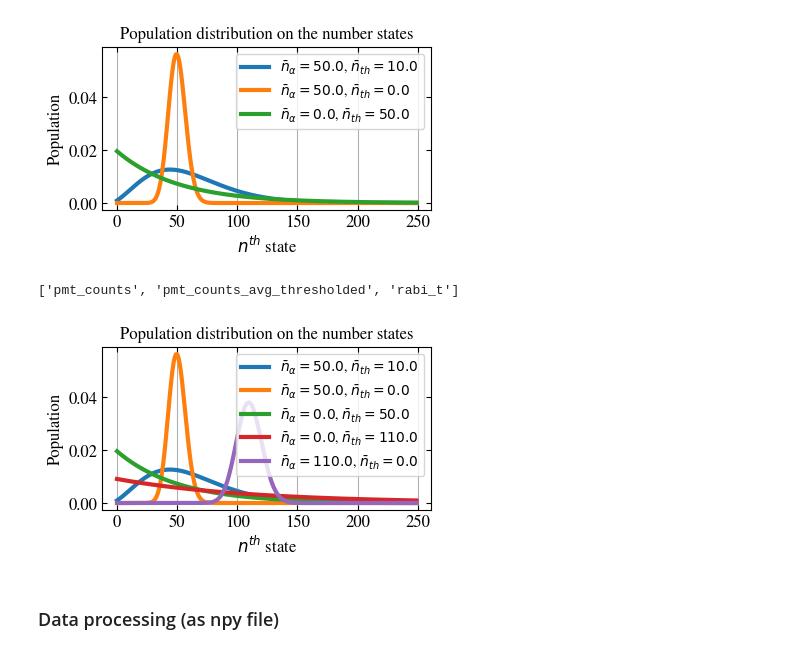
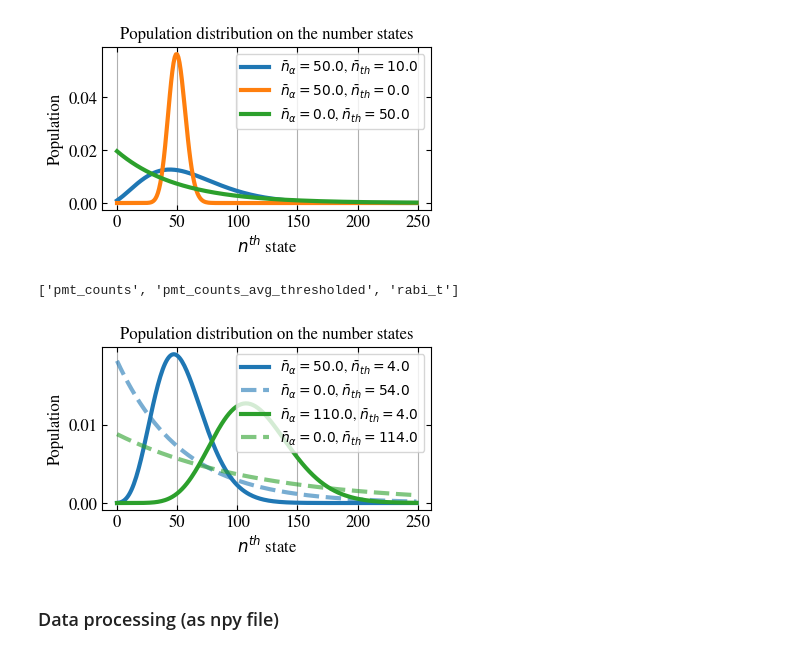
Before and after one commit to HaeffnerLab/Multiplexing, a Jupyter notebook: 24_ions_low_trap_coherence (new)_20250515.ipynb, the cells around one changed output. Saved outputs shown, nothing was run; the diff lists cells and outputs as text; code cells hidden in the pictures.

```diff
--- a/24_ions_low_trap_coherence (new)_20250515.ipynb
+++ b/24_ions_low_trap_coherence (new)_20250515.ipynb
@@ -2334,7 +2334,7 @@ plt.figure(figsize=(4.25, 4.25 / 2))
 rabi = 0.06
 n_ions = 9
 N = 500
-nbar = 10
+nbar = 4
 nalpha = 50
 time = np.linspace(np.min(times), np.max(times), 50)
 def pe_model_optimized(time, rabi_0_fit = rabi, nbar_fit = nbar, ndisplace_fit = complex(0, np.sqrt(nalpha))):
@@ -2366,8 +2366,8 @@ plt.plot(range(len(state_populations_1)), state_populations_1, color='C0', lw =
 rabi = 0.06
 n_ions = 9
 N = 500
-nbar = 0
-nalpha = 50
+nbar = 54
+nalpha = 0
 time = np.linspace(np.min(times), np.max(times), 50)
 def pe_model_optimized(time, rabi_0_fit = rabi, nbar_fit = nbar, ndisplace_fit = complex(0, np.sqrt(nalpha))):
     intensity_distribution = np.array([0.96912696, 0.9844114, 0.99344862, 0.99840835, 1., 0.99840835, 0.99344862, 0.9844114, 0.96912696])
@@ -2393,13 +2393,13 @@ def pe_model_optimized(time, rabi_0_fit = rabi, nbar_fit = nbar, ndisplace_fit =
     return pe_fit / 9, diagonal_elements_all / 9
 D_population_2, state_populations_2 = pe_model_optimized(time)
 state_populations_2 = state_populations_2[:-int(N/2)]
-plt.plot(range(len(state_populations_2)), state_populations_2, color='C1', lw = 3, label=f'$\\bar{{n}}_{{\\alpha}} = {nalpha:.1f}$, $\\bar{{n}}_{{th}} = {nbar:.1f}$')
+plt.plot(range(len(state_populations_2)), state_populations_2, color='C0', lw = 3, linestyle='--', alpha=0.6, label=f'$\\bar{{n}}_{{\\alpha}} = {nalpha:.1f}$, $\\bar{{n}}_{{th}} = {nbar:.1f}$')
 
 rabi = 0.06
 n_ions = 9
 N = 500
-nbar = 50
-nalpha = 0
+nbar = 4
+nalpha = 110
 time = np.linspace(np.min(times), np.max(times), 50)
 def pe_model_optimized(time, rabi_0_fit = rabi, nbar_fit = nbar, ndisplace_fit = complex(0, np.sqrt(nalpha))):
     intensity_distribution = np.array([0.96912696, 0.9844114, 0.99344862, 0.99840835, 1., 0.99840835, 0.99344862, 0.9844114, 0.96912696])
@@ -2430,7 +2430,7 @@ plt.plot(range(len(state_populations_3)), state_populations_3, color='C2', lw =
 rabi = 0.06
 n_ions = 9
 N = 500
-nbar = 110
+nbar = 114
 nalpha = 0
 time = np.linspace(np.min(times), np.max(times), 50)
 def pe_model_optimized(time, rabi_0_fit = rabi, nbar_fit = nbar, ndisplace_fit = complex(0, np.sqrt(nalpha))):
@@ -2443,66 +2443,66 @@ def pe_model_optimized(time, rabi_0_fit = rabi, nbar_fit = nbar, ndisplace_fit =
             eta_squared_laguerre_values = [laguerre(i)(eta**2) for i in range(N)]
             inputstate_fit = displace(N, ndisplace_fit) * thermal_dm(N, nbar_fit) * displace(N, ndisplace_fit).dag()
             diagonal_elements = np.abs(inputstate_fit.full().diagonal())
             diagonal_elements_all += 2 * diagonal_elements
             for i in range(N):
                 pe_fit += 2 * diagonal_elements[i] * np.sin(intensity_distribution[k] * rabi_0_fit * eta_squared_laguerre_values[i] * time)**2
         elif(k == 4):
             eta = 0.23/np.sqrt(n_ions)    # LD parameter
             eta_squared_laguerre_values = [laguerre(i)(eta**2) for i in range(N)]
             inputstate_fit = displace(N, ndisplace_fit) * thermal_dm(N, nbar_fit) * displace(N, ndisplace_fit).dag()
             diagonal_elements = np.abs(inputstate_fit.full().diagonal())
             diagonal_elements_all += diagonal_elements
             for i in range(N):
                 pe_fit += diagonal_elements[i] * np.sin(intensity_distribution[k] * rabi_0_fit * eta_squared_laguerre_values[i] * time)**2
     return pe_fit / 9, diagonal_elements_all / 9
 D_population_3, state_populations_3 = pe_model_optimized(time)
 state_populations_3 = state_populations_3[:-int(N/2)]
-plt.plot(range(len(state_populations_3)), state_populations_3, color='C3', lw = 3, label=f'$\\bar{{n}}_{{\\alpha}} = {nalpha:.1f}$, $\\bar{{n}}_{{th}} = {nbar:.1f}$')
+plt.plot(range(len(state_populations_3)), state_populations_3, color='C2', lw = 3, linestyle='--', alpha=0.6, label=f'$\\bar{{n}}_{{\\alpha}} = {nalpha:.1f}$, $\\bar{{n}}_{{th}} = {nbar:.1f}$')
 
-rabi = 0.06
-n_ions = 9
-N = 500
-nbar = 0
-nalpha = 110
-time = np.linspace(np.min(times), np.max(times), 50)
-def pe_model_optimized(time, rabi_0_fit = rabi, nbar_fit = nbar, ndisplace_fit = complex(0, np.sqrt(nalpha))):
-    intensity_distribution = np.array([0.96912696, 0.9844114, 0.99344862, 0.99840835, 1., 0.99840835, 0.99344862, 0.9844114, 0.96912696])
-    pe_fit = np.zeros_like(time)
-    diagonal_elements_all = np.zeros(N)
-    for k in range(len(intensity_distribution)):
-        if(k < 4):
-            eta = 0.23/np.sqrt(n_ions)    # LD parameter
-            eta_squared_laguerre_values = [laguerre(i)(eta**2) for i in range(N)]
-            inputstate_fit = displace(N, ndisplace_fit) * thermal_dm(N, nbar_fit) * displace(N, ndisplace_fit).dag()
-            diagonal_elements = np.abs(inputstate_fit.full().diagonal())
-            diagonal_elements_all += 2 * diagonal_elements
-            for i in range(N):
-                pe_fit += 2 * diagonal_elements[i] * np.sin(intensity_distribution[k] * rabi_0_fit * eta_squared_laguerre_values[i] * time)**2
-        elif(k == 4):
-            eta = 0.23/np.sqrt(n_ions)    # LD parameter
-            eta_squared_laguerre_values = [laguerre(i)(eta**2) for i in range(N)]
-            inputstate_fit = displace(N, ndisplace_fit) * thermal_dm(N, nbar_fit) * displace(N, ndisplace_fit).dag()
-            diagonal_elements = np.abs(inputstate_fit.full().diagonal())
-            diagonal_elements_all += diagonal_elements
-            for i in range(N):
-                pe_fit += diagonal_elements[i] * np.sin(intensity_distribution[k] * rabi_0_fit * eta_squared_laguerre_values[i] * time)**2
-    return pe_fit / 9, diagonal_elements_all / 9
-D_population_3, state_populations_3 = pe_model_optimized(time)
-state_populations_3 = state_populations_3[:-int(N/2)]
-plt.plot(range(len(state_populations_3)), state_populations_3, color='C4', lw = 3, label=f'$\\bar{{n}}_{{\\alpha}} = {nalpha:.1f}$, $\\bar{{n}}_{{th}} = {nbar:.1f}$')
+# rabi = 0.06
+# n_ions = 9
+# N = 500
+# nbar = 0
+# nalpha = 110
+# time = np.linspace(np.min(times), np.max(times), 50)
+# def pe_model_optimized(time, rabi_0_fit = rabi, nbar_fit = nbar, ndisplace_fit = complex(0, np.sqrt(nalpha))):
+#     intensity_distribution = np.array([0.96912696, 0.9844114, 0.99344862, 0.99840835, 1., 0.99840835, 0.99344862, 0.9844114, 0.96912696])
+#     pe_fit = np.zeros_like(time)
+#     diagonal_elements_all = np.zeros(N)
+#     for k in range(len(intensity_distribution)):
+#         if(k < 4):
+#             eta = 0.23/np.sqrt(n_ions)    # LD parameter
+#             eta_squared_laguerre_values = [laguerre(i)(eta**2) for i in range(N)]
+#             inputstate_fit = displace(N, ndisplace_fit) * thermal_dm(N, nbar_fit) * displace(N, ndisplace_fit).dag()
+#             diagonal_elements = np.abs(inputstate_fit.full().diagonal())
+#             diagonal_elements_all += 2 * diagonal_elements
+#             for i in range(N):
+#                 pe_fit += 2 * diagonal_elements[i] * np.sin(intensity_distribution[k] * rabi_0_fit * eta_squared_laguerre_values[i] * time)**2
+#         elif(k == 4):
+#             eta = 0.23/np.sqrt(n_ions)    # LD parameter
+#             eta_squared_laguerre_values = [laguerre(i)(eta**2) for i in range(N)]
+#             inputstate_fit = displace(N, ndisplace_fit) * thermal_dm(N, nbar_fit) * displace(N, ndisplace_fit).dag()
+#             diagonal_elements = np.abs(inputstate_fit.full().diagonal())
+#             diagonal_elements_all += diagonal_elements
+#             for i in range(N):
+#                 pe_fit += diagonal_elements[i] * np.sin(intensity_distribution[k] * rabi_0_fit * eta_squared_laguerre_values[i] * time)**2
+#     return pe_fit / 9, diagonal_elements_all / 9
+# D_population_3, state_populations_3 = pe_model_optimized(time)
+# state_populations_3 = state_populations_3[:-int(N/2)]
+# plt.plot(range(len(state_populations_3)), state_populations_3, color='C4', lw = 3, label=f'$\\bar{{n}}_{{\\alpha}} = {nalpha:.1f}$, $\\bar{{n}}_{{th}} = {nbar:.1f}$')
 
 plt.title('Population distribution on the number states', fontdict={'family': 'STIXGeneral', 'size': 12})
 plt.xlabel('${n}^{{th}}$ state', fontdict={'family': 'STIXGeneral', 'size': 12})
 plt.ylabel('Population', fontdict={'family': 'STIXGeneral', 'size':12})
 plt.grid(axis='y')
 plt.legend()
 plt.savefig('Sup_Fig_17.pdf', format='pdf', bbox_inches='tight')
 plt.show()
 
 # print(np.sum(state_populations))
 # %% [output]
 ['pmt_counts', 'pmt_counts_avg_thresholded', 'rabi_t']
-[figure, old version]
+[figure, new version]
 # %% [markdown]
 ### Data processing (as npy file)
 # %%
```
Also changed, not shown: 4 other files.
